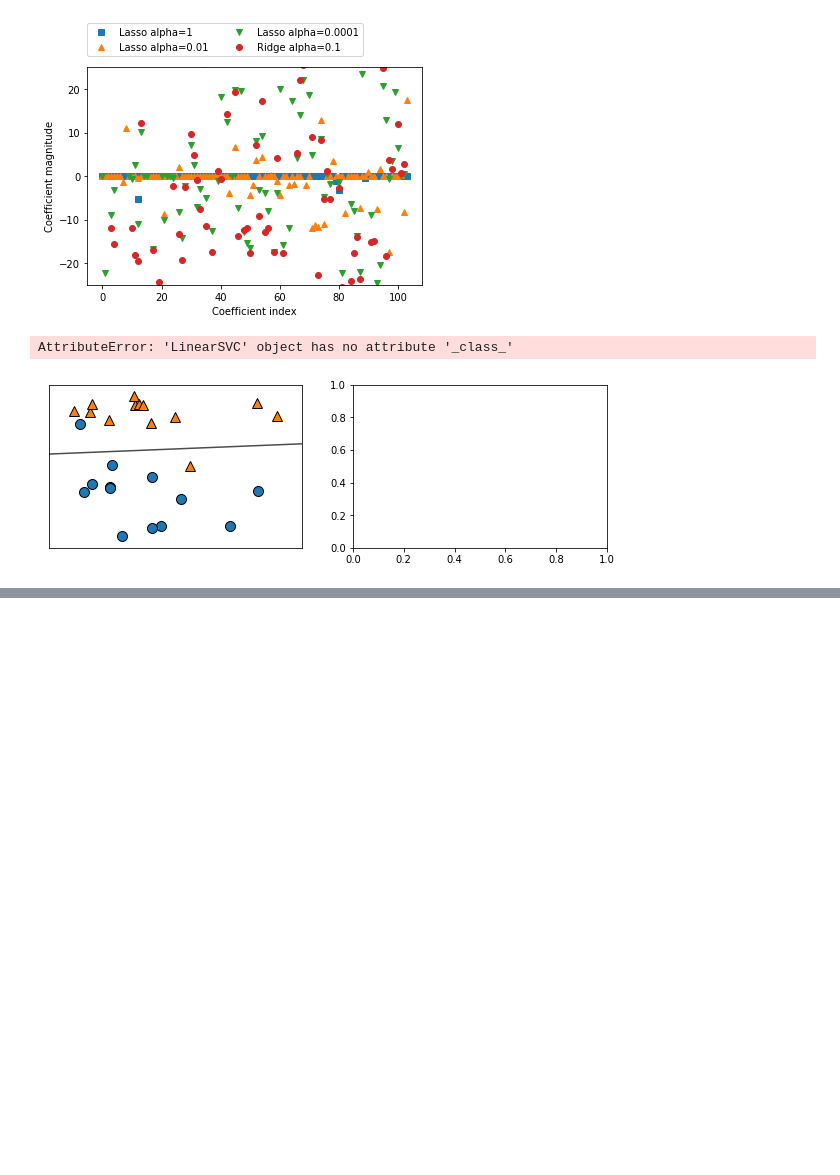
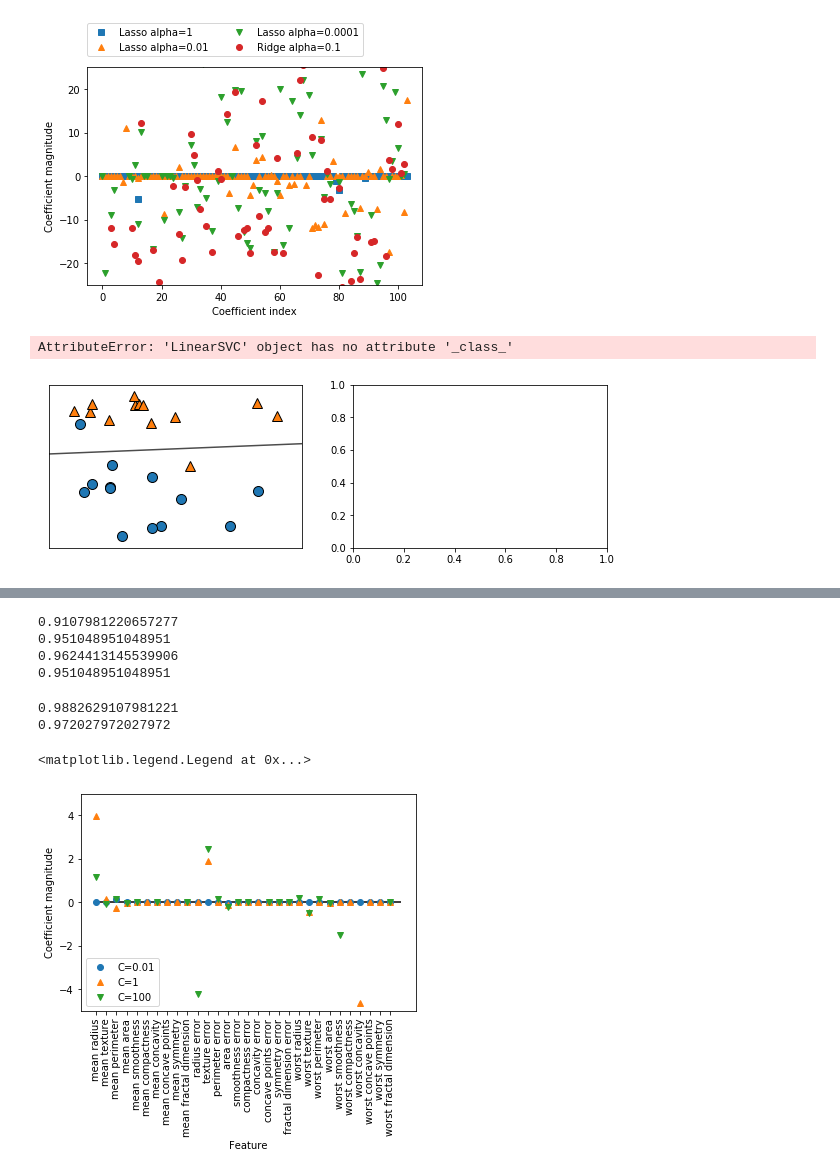
Before and after one commit to yoshida-bael/MachineLearning, a Jupyter notebook: Chapter2.ipynb, the cells around one changed output, grey strips where cells are left out. Drawn from its saved outputs; the diff is of its cells as text; code cells hidden in the pictures; blank space fills up the shorter version.

```diff
--- a/Chapter2.ipynb
+++ b/Chapter2.ipynb
@@ -250,0 +292,21 @@ AttributeError: 'LinearSVC' object has no attribute '_class_'
+# %%
+for C,maker in zip([0.01,1,100],['o','^','v']):
+    lr_l1 = LogisticRegression(C=C,penalty="l1").fit(X_train,y_train)
+    print(lr_l1.score(X_train,y_train))
+    print(lr_l1.score(X_test,y_test))
+    plt.plot(lr_l1.coef_.T,maker,label="C={:}".format(C))
+plt.xticks(range(cancer.data.shape[1]),cancer.feature_names,rotation=90)
+plt.hlines(0,0,cancer.data.shape[1])
+plt.xlabel("Feature")
+plt.ylabel("Coefficient magnitude")
+plt.ylim(-5,5)
+plt.legend(loc=3)
+# %% [output]
+0.9107981220657277
+0.951048951048951
+0.9624413145539906
+0.951048951048951
+0.9882629107981221
+0.972027972027972
+<matplotlib.legend.Legend at 0x...>
+[figure, added]
```
Also changed, not shown: parts of 8 cells of this notebook.
